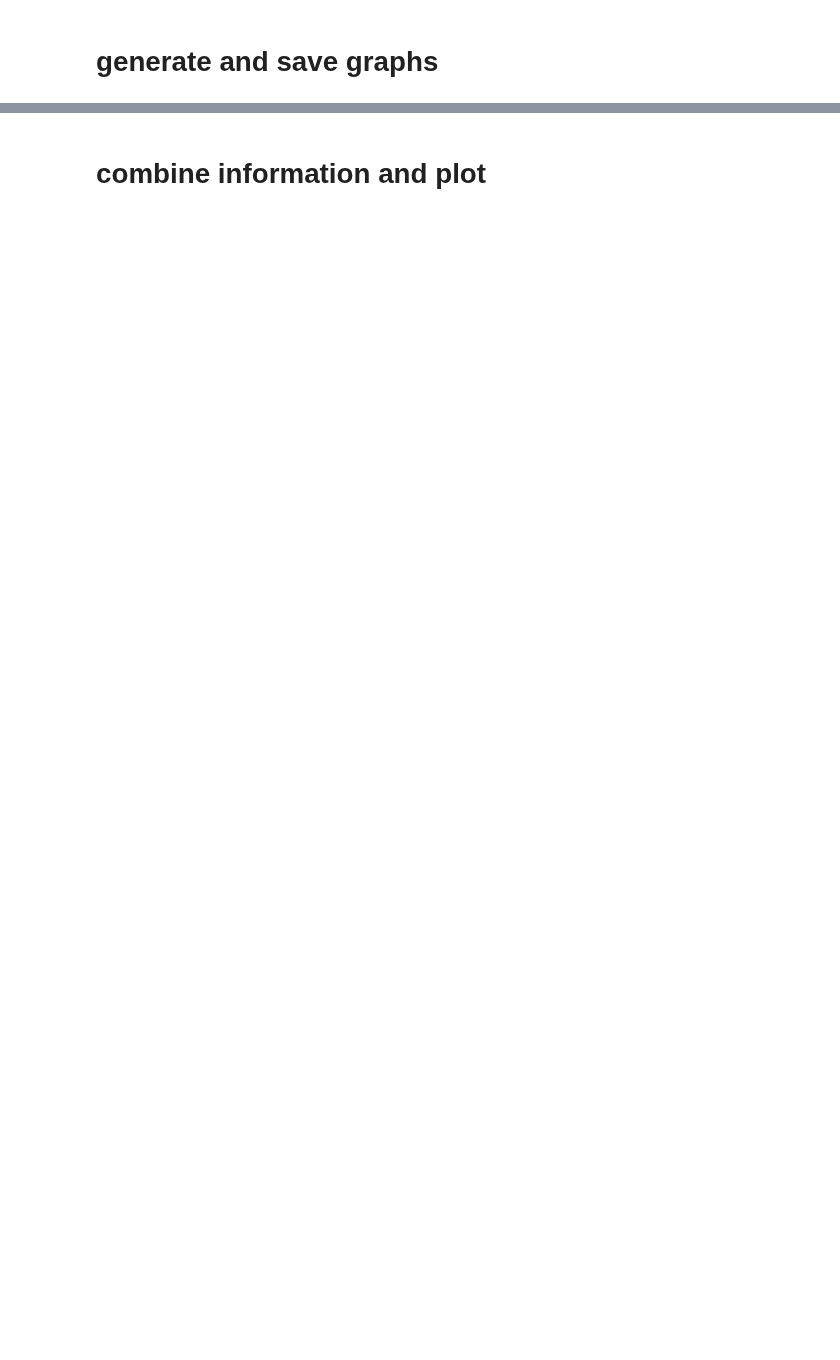
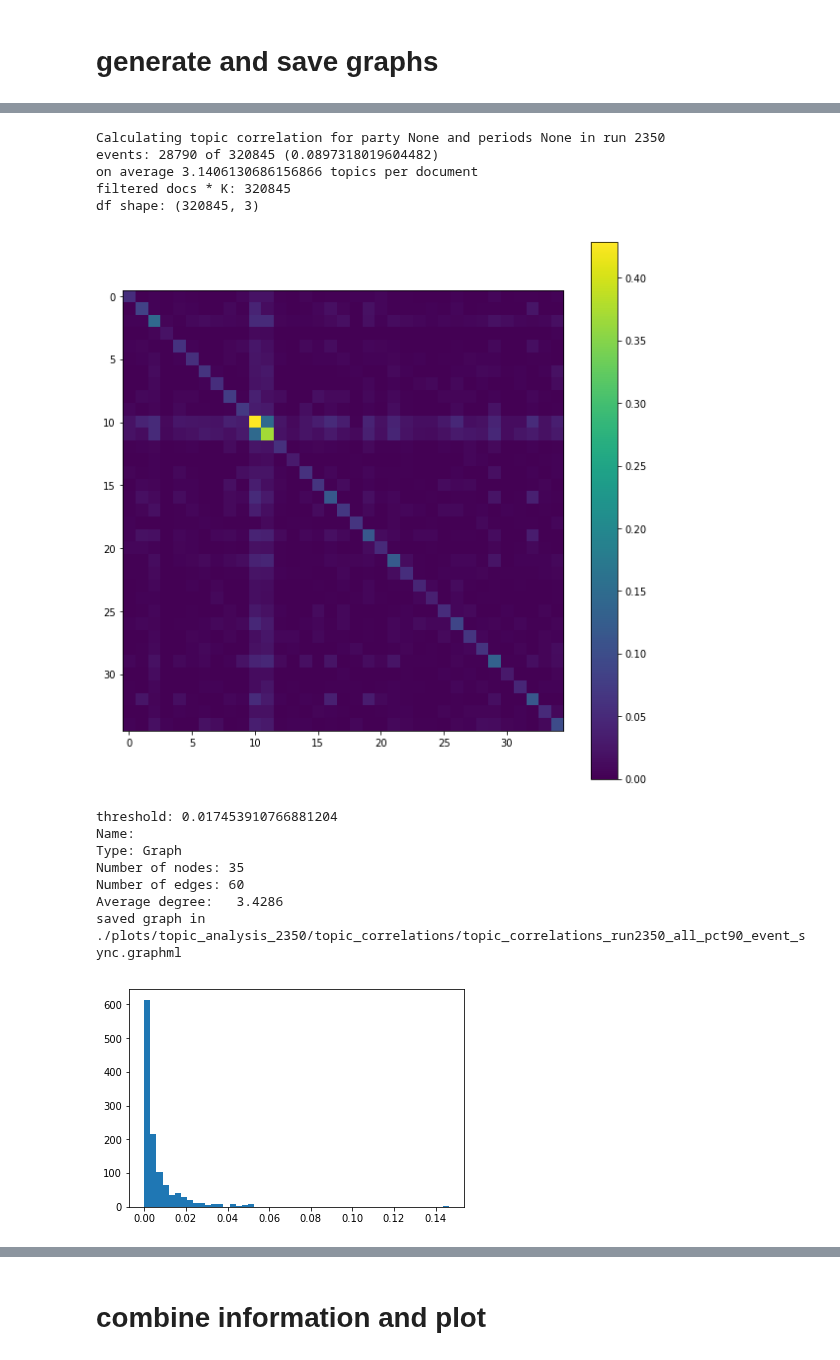
Before and after one commit to mcc-apsis/coal-discourse, a Jupyter notebook: 13_fig_sliced_topic_correlation_networks_visualization.ipynb, the cells around one changed output, grey strips where cells are left out. Drawn from its saved outputs; the diff is of its cells as text; code cells hidden in the pictures; blank space fills up the shorter version.

```diff
--- a/13_fig_sliced_topic_correlation_networks_visualization.ipynb
+++ b/13_fig_sliced_topic_correlation_networks_visualization.ipynb
@@ -369,3 +509,57 @@ df_party_scores
+# %%
+# generate graph for all documents
+
+correlation_method = 'event_sync' #'spearman'
+
+new_labels = False
+threshold0 = False
+percentile = 90
+filter_occurrence_no = None
+
+corr, pvalues = corr_topics(run_id,
+                            filter_occurrence_no=filter_occurrence_no,
+                            method=correlation_method)
+
+show_matrix(corr.replace(to_replace=1, value=0))
+
+if threshold0:
+    G = get_graph(corr, 0)
+else:
+    threshold = corr_hist(corr, percentile)
+    G = get_graph(corr, threshold)
+
+if new_labels:
+    node_labels = {}
+    topic_ids = nx.get_node_attributes(G, 'id')
+    for node_id, topic_id in topic_ids.items():
+        node_labels[node_id] = labels[topic_id]
+
+    nx.set_node_attributes(G, node_labels, 'label')
+
+if threshold0:
+    filename = os.path.join(save_dir, 'topic_correlations_run{}_all_threshold0_{}.graphml'.format(run_id, correlation_method))
+else:
+    filename = os.path.join(save_dir,
+                            'topic_correlations_run{}_all_pct{}_{}.graphml'.format(run_id,
+                                                                                        percentile, correlation_method))
+
+nx.write_graphml(G, filename)
+print("saved graph in {}".format(filename))
+# %% [output]
+Calculating topic correlation for party None and periods None in run 2350
+events: 28790 of 320845 (0.0897318019604482)
+on average 3.1406130686156866 topics per document
+filtered docs * K: 320845
+df shape: (320845, 3)
+[figure, added]
+threshold: 0.017453910766881204
+Name:
+Type: Graph
+Number of nodes: 35
+Number of edges: 60
+Average degree:   3.4286
+saved graph in ./plots/topic_analysis_2350/topic_correlations/topic_correlations_run2350_all_pct90_event_sync.graphml
+[figure, added]
 # %%
 # generate graphs for parties
 
```
Also changed, not shown: parts of 27 cells of this notebook, 12 other files.
